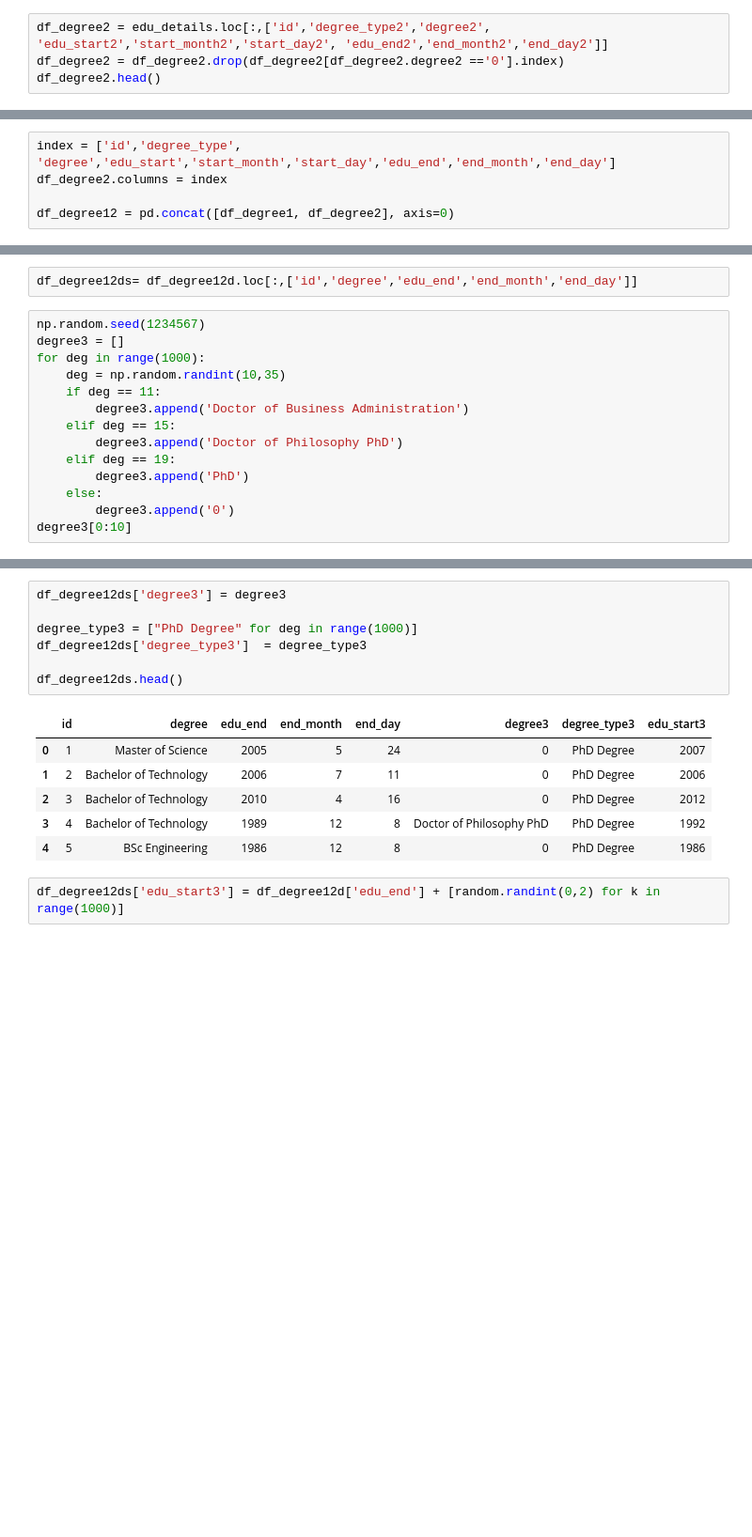
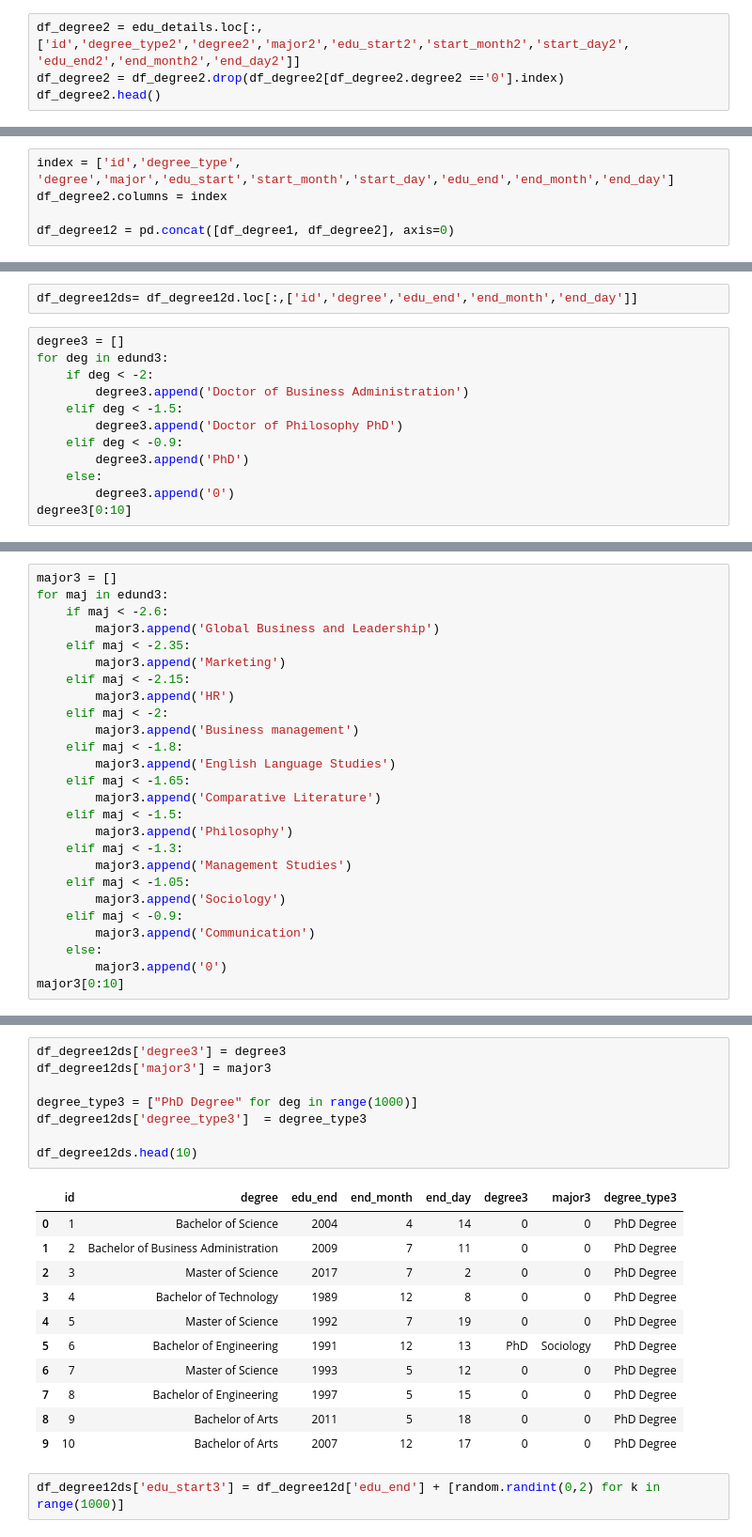
Before and after one commit to vrc-vinodh/mock-data-generation, a Jupyter notebook: complete.ipynb, the cells around one changed output, grey strips where cells are left out. Shown: that part at 94% size. Saved outputs shown, nothing was run; the diff lists cells and outputs as text; blank space fills up the shorter version.

```diff
--- a/complete.ipynb
+++ b/complete.ipynb
@@ -520,5 +634,5 @@ df_degree1.head(10)
 # %%
-df_degree2 = edu_details.loc[:,['id','degree_type2','degree2', 'edu_start2','start_month2','start_day2', 'edu_end2','end_month2','end_day2']]
+df_degree2 = edu_details.loc[:,['id','degree_type2','degree2','major2','edu_start2','start_month2','start_day2', 'edu_end2','end_month2','end_day2']]
 df_degree2 = df_degree2.drop(df_degree2[df_degree2.degree2 =='0'].index)
 df_degree2.head()
 # %% [output]
@@ -531,5 +645,5 @@ df_degree2.head()
 # %%
-index = ['id','degree_type', 'degree','edu_start','start_month','start_day','edu_end','end_month','end_day']
+index = ['id','degree_type', 'degree','major','edu_start','start_month','start_day','edu_end','end_month','end_day']
 df_degree2.columns = index
 
 df_degree12 = pd.concat([df_degree1, df_degree2], axis=0)
@@ -565,15 +679,13 @@ df_degree12d.head(7)
 # %%
 df_degree12ds= df_degree12d.loc[:,['id','degree','edu_end','end_month','end_day']]
 # %%
-np.random.seed(1234567)
 degree3 = []
-for deg in range(1000):
-    deg = np.random.randint(10,35)
-    if deg == 11:
+for deg in edund3:
+    if deg < -2:
         degree3.append('Doctor of Business Administration')
-    elif deg == 15:
+    elif deg < -1.5:
         degree3.append('Doctor of Philosophy PhD')
-    elif deg == 19:
+    elif deg < -0.9:
         degree3.append('PhD')
     else:
         degree3.append('0')
@@ -582,0 +695,26 @@ degree3[0:10]
+# %%
+major3 = []
+for maj in edund3:
+    if maj < -2.6:
+        major3.append('Global Business and Leadership')
+    elif maj < -2.35:
+        major3.append('Marketing')
+    elif maj < -2.15:
+        major3.append('HR')
+    elif maj < -2:
+        major3.append('Business management')
+    elif maj < -1.8:
+        major3.append('English Language Studies')
+    elif maj < -1.65:
+        major3.append('Comparative Literature')
+    elif maj < -1.5:
+        major3.append('Philosophy')
+    elif maj < -1.3:
+        major3.append('Management Studies')
+    elif maj < -1.05:
+        major3.append('Sociology')
+    elif maj < -0.9:
+        major3.append('Communication')
+    else:
+        major3.append('0')
+major3[0:10]
@@ -583,17 +723,23 @@ degree3[0:10]
 # %%
 df_degree12ds['degree3'] = degree3
+df_degree12ds['major3'] = major3
 
 degree_type3 = ["PhD Degree" for deg in range(1000)]
 df_degree12ds['degree_type3']  = degree_type3
 
-df_degree12ds.head()
+df_degree12ds.head(10)
 # %% [output]
-|  | id | degree | edu_end | end_month | end_day | degree3 | degree_type3 | edu_start3 |
-| 0 | 1 | Master of Science | 2005 | 5 | 24 | 0 | PhD Degree | 2007 |
-| 1 | 2 | Bachelor of Technology | 2006 | 7 | 11 | 0 | PhD Degree | 2006 |
-| 2 | 3 | Bachelor of Technology | 2010 | 4 | 16 | 0 | PhD Degree | 2012 |
-| 3 | 4 | Bachelor of Technology | 1989 | 12 | 8 | Doctor of Philosophy PhD | PhD Degree | 1992 |
-| 4 | 5 | BSc Engineering | 1986 | 12 | 8 | 0 | PhD Degree | 1986 |
+|  | id | degree | edu_end | end_month | end_day | degree3 | major3 | degree_type3 |
+| 0 | 1 | Bachelor of Science | 2004 | 4 | 14 | 0 | 0 | PhD Degree |
+| 1 | 2 | Bachelor of Business Administration | 2009 | 7 | 11 | 0 | 0 | PhD Degree |
+| 2 | 3 | Master of Science | 2017 | 7 | 2 | 0 | 0 | PhD Degree |
+| 3 | 4 | Bachelor of Technology | 1989 | 12 | 8 | 0 | 0 | PhD Degree |
+| 4 | 5 | Master of Science | 1992 | 7 | 19 | 0 | 0 | PhD Degree |
+| 5 | 6 | Bachelor of Engineering | 1991 | 12 | 13 | PhD | Sociology | PhD Degree |
+| 6 | 7 | Master of Science | 1993 | 5 | 12 | 0 | 0 | PhD Degree |
+| 7 | 8 | Bachelor of Engineering | 1997 | 5 | 15 | 0 | 0 | PhD Degree |
+| 8 | 9 | Bachelor of Arts | 2011 | 5 | 18 | 0 | 0 | PhD Degree |
+| 9 | 10 | Bachelor of Arts | 2007 | 12 | 17 | 0 | 0 | PhD Degree |
 # %%
 df_degree12ds['edu_start3'] = df_degree12d['edu_end'] + [random.randint(0,2) for k in range(1000)]
 # %%
```
Also changed, not shown: parts of 122 cells of this notebook.
